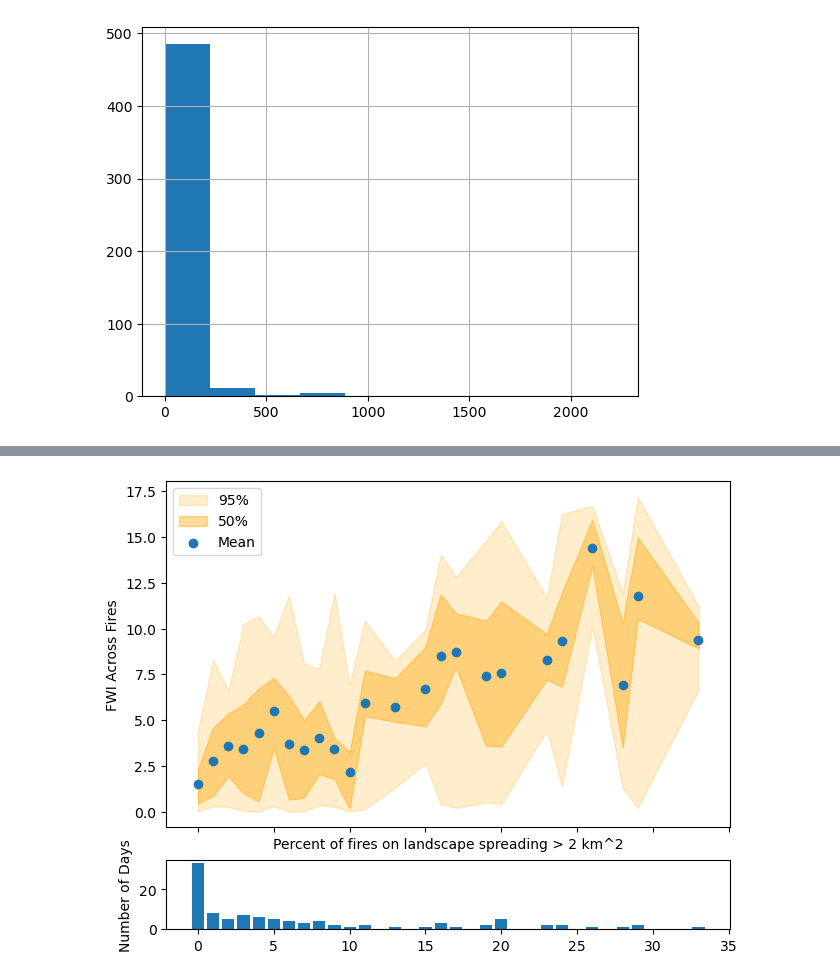
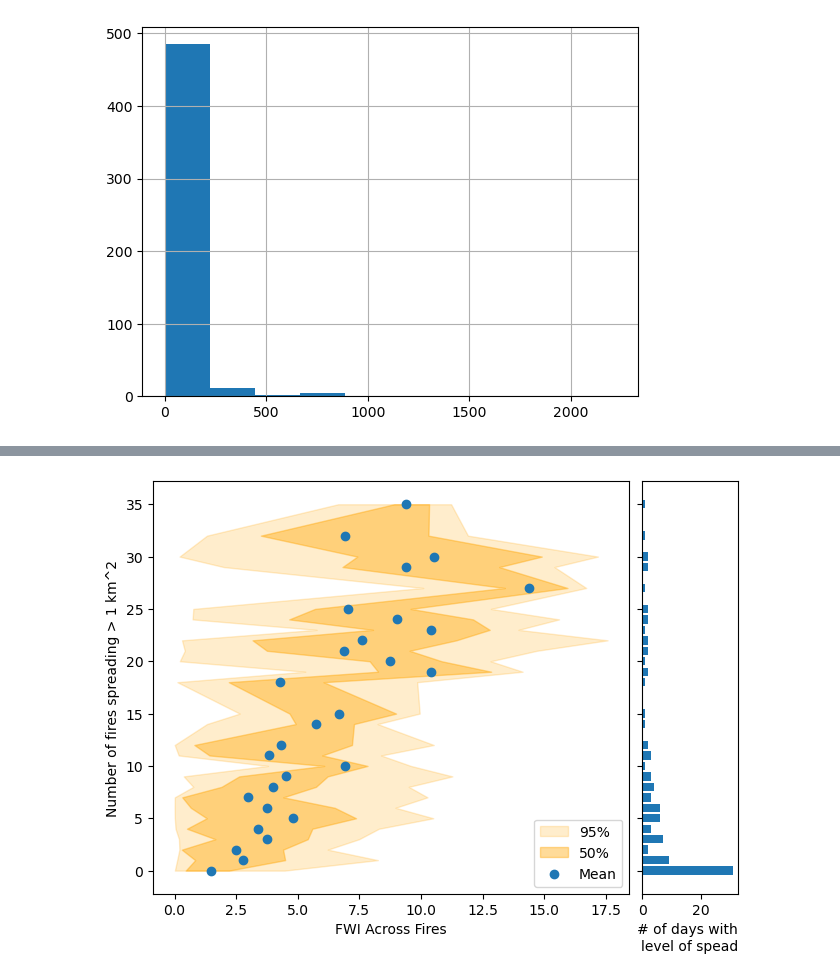
Before and after one commit to mccabete/fwiVis, a Jupyter notebook: notebooks/ciffc_ignitions.ipynb, the cells around one changed output, grey strips where cells are left out. Cells and saved outputs as stored; diff of their text form; code cells hidden in the pictures.

```diff
--- a/notebooks/ciffc_ignitions.ipynb
+++ b/notebooks/ciffc_ignitions.ipynb
@@ -178,6 +178,7 @@ post_fr = post_fr.groupby("fireID").apply(just_the_igs).reset_index(drop = True)
 
 fire3 = fire3.groupby("fireID").apply(corrected_farea_diff).reset_index(drop = True)
 fire3 = fire3.groupby("fireID").apply(just_the_igs).reset_index(drop = True)
+fire3["frac_change"] = fire3.groupby("fireID").farea.pct_change()
 #fire3.farea = fire3.farea.astype("int64")
 fire3 = fire3.sjoin(ciffc)
 fire3["farea_diff"] = fire3.groupby("fireID").farea.diff()
@@ -715,8 +741,8 @@ plt.legend()
 
 
 
-thresh = 2
-
+thresh = 1
+thresh_relative = 0.05
 def get_num_fires(df, thresh = thresh, var = "farea_diff_stand"):
     n = len(df[df[var] > thresh].fireID.unique())
     return(n)
@@ -731,11 +757,14 @@ def get_percent_fires_spread(df, thresh = thresh, var = "farea_diff_stand"):
     return(n_thresh/n)
 
 num_fires = fire3.groupby("t").apply(get_num_fires).reset_index()
+num_fires_rel_growth = fire3.groupby("t").apply(lambda x: get_num_fires(x, thresh = thresh_relative, var = "frac_change")).reset_index()
 percent_fires = fire3.groupby("t").apply(get_percent_fires_spread).reset_index()
 percent_fires.rename(columns={0 : "percent_fires"})
 percent_fires.loc[:,"FWI_spread"] = ""
 num_fires.rename(columns={0 : "num_fires"})
 num_fires.loc[:,"FWI_spread"] = ""
+num_fires_rel_growth.rename(columns={0 : "num_fires"})
+num_fires_rel_growth.loc[:, "FWI_spread"] = ""
 
 FWI_var = 'GEOS_IMERGEARLY'#"GEOS-5.IMERGEARLY"
 #def get_fwi_spread_at_day(df, num_fires = num_fires, FWI_var = "GEOS-5.IMERGEARLY"):
@@ -758,6 +787,17 @@ for t in percent_fires.t:
         print(f"Multiple FWI value for specific date \n {counts[counts[FWI_var] >1]}")
     tmp = fwi_vals.agg(list)
     percent_fires.loc[percent_fires.t == t, "FWI_spread"] =  str(tmp)
+
+
+df = fire3.copy()
+df = df[["t", "fireID", FWI_var]].drop_duplicates()
+for t in num_fires_rel_growth.t:
+    fwi_vals = df[df.t == t].groupby("fireID")[FWI_var].max() ## Should only be one value
+    counts = df[df.t == t].groupby("fireID")[FWI_var].count().reset_index()
+    if(any(counts[FWI_var] > 1)):
+        print(f"Multiple FWI value for specific date \n {counts[counts[FWI_var] >1]}")
+    tmp = fwi_vals.agg(list)
+    num_fires_rel_growth.loc[num_fires_rel_growth.t == t, "FWI_spread"] =  str(tmp)
 # %%
 import ast
 
@@ -871,28 +920,39 @@ sns.violinplot(data=num_test_raw, x="num_fires", y="FWI_spread", split=True, inn
 # %%
 
 #fig1, ([ax, ax2],  [ax5, ax6], [ax3, ax4]) = plt.subplots(3,2, gridspec_kw={'width_ratios':[100,4], 'height_ratios': [1,5, 1]}, constrained_layout=True)
-fig, ([ax, ax2]) = plt.subplots(2, gridspec_kw={'height_ratios': [5, 1]},sharex=True, constrained_layout=True)
+fig, ([ax, ax2]) = plt.subplots(1, 2, gridspec_kw={ 'width_ratios': [5,1]},sharey=True, constrained_layout=True)
 
 # Plot the data on the axes
-ax.fill_between(x = num_test.num_fires, y1 =num_test['025_percent'], y2 = num_test['975_percent'], alpha = 0.2, color = "orange", label = "95%")
-ax.fill_between(x = num_test.num_fires, y1 =num_test['25_percent'], y2 = num_test['75_percent'], alpha = 0.4, color = "orange", label = "50%")
-ax.scatter(num_test.num_fires, num_test.mean_fwi, label = "Mean")
+ax.fill_betweenx(y = num_test.num_fires, x1 =num_test['025_percent'], x2 = num_test['975_percent'], alpha = 0.2, color = "orange", label = "95%")
+ax.fill_betweenx(y = num_test.num_fires, x1 =num_test['25_percent'], x2 = num_test['75_percent'], alpha = 0.4, color = "orange", label = "50%")
+ax.scatter(y = num_test.num_fires, x = num_test.mean_fwi, label = "Mean")
 ax.legend()
 
 
+
+#### Hist plot
 
 # Set the title of the plot
 ax.set_title("")
 
 # Set the labels for the x and y axes
-ax.set_ylabel("FWI Across Fires")
-ax.set_xlabel(f"Number of fires spreading > {thresh} km^2")
+ax.set_xlabel("FWI Across Fires")
+ax.set_ylabel(f"Number of fires spreading > {thresh} km^2")
 
-ax.set_ylabel("FWI Across Fires")
-ax.set_xlabel(f"Percent of fires on landscape spreading > {thresh} km^2")
-ax2.bar(num_test.num_fires, num_test.day_count)
+
+ax2.barh(num_test.num_fires, num_test.day_count)
 #ax2.set_yscale("log")
-ax2.set_ylabel("Number of Days")
+ax2.set_xlabel("# of days with \nlevel of spead")
+#ax2.xaxis.set_visible(False)
+
+
+
+
+
+
+# Ensure x-axis is visible on top plot and ticks are at the bottom
+#ax.xaxis.set_visible(True)
+#ax.xaxis.tick_bottom()
 
 ####### Customize the plot
 # ax2.set_xticks(range(len(categories)))
@@ -908,31 +968,33 @@ ax2.set_ylabel("Number of Days")
 # ax2.invert_yaxis()
 
 # # Set y-axis limits and ticks
 # ax2.set_ylim(max_count, -0.5)
 # ax2.set_yticks(range(max_count))
 # ax2.set_yticklabels(range(max_count, 0, -1))
 
 # # Remove all spines
 # for spine in ax.spines.values():
 #     spine.set_visible(False)
 
 # # Add a horizontal colorbar at the top
 # cbar_ax = fig.add_axes([0.1, 0.95, 0.8, 0.02])
 # cbar = fig.colorbar(scatter, cax=cbar_ax, orientation='horizontal')
 # cbar.set_label('Quality')
 
 
 # plt.subplots_adjust(top=0.85)  # Adjust top margin for colorbar
 #plt.constrained_layout()
+plt.savefig(f"some_figs/fires_spread_fwi_distribution/number_fires_spread_{thresh}.png")
+
 plt.show()
 
 
 # Display the plot
 
 # plt.scatter(num_test.num_fires, num_test.max_fwi, color = "orange", alpha = 0.2)
 # plt.scatter(num_test.num_fires, num_test.min_fwi, color = "orange", alpha = 0.2)
 # plt.scatter(num_test.num_fires, num_test.mean_fwi)
 
 #num_test
 # %% [output]
-[figure, old version]
+[figure, new version]
```
Also changed, not shown: parts of 19 cells of this notebook, 2 other files.
